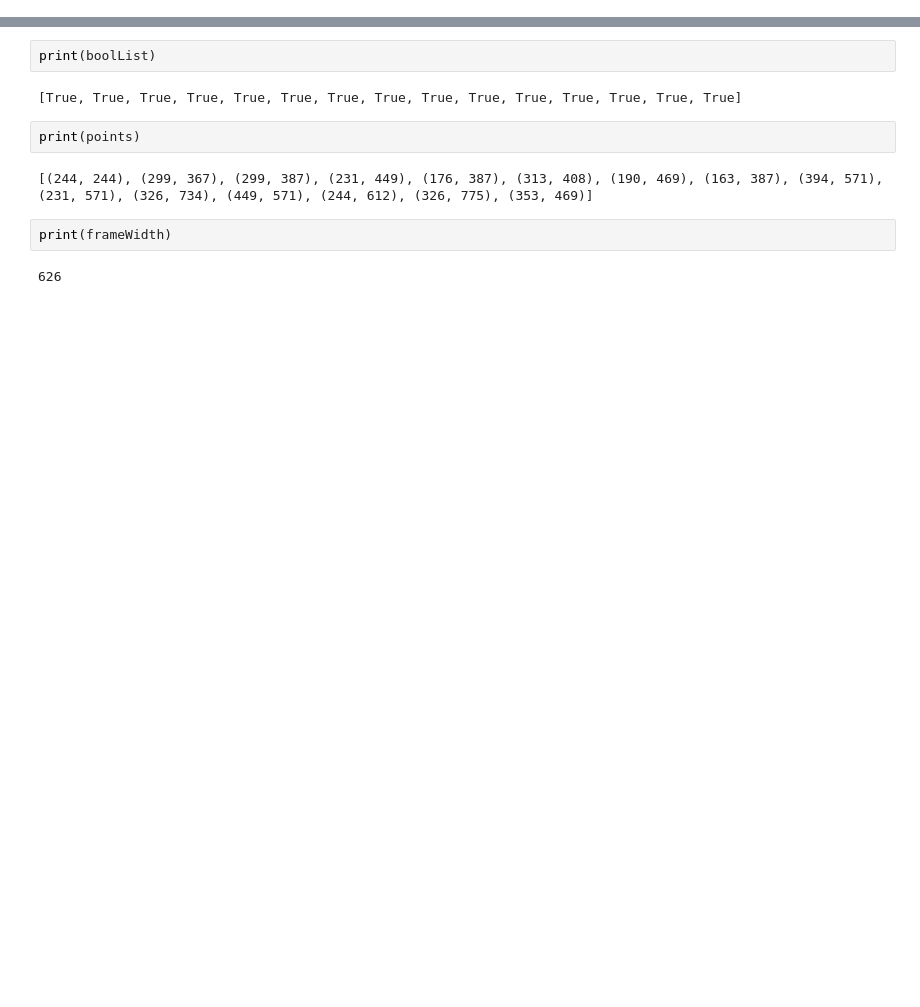
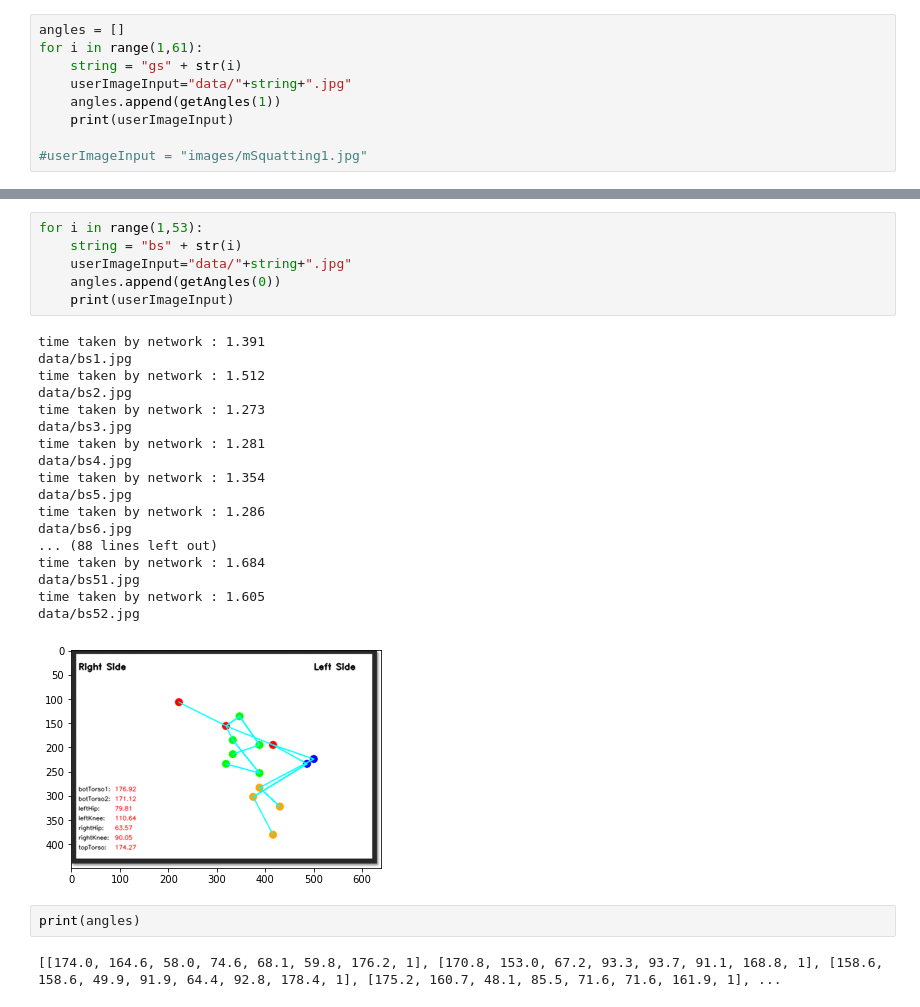
Before and after one commit to augutierrez/MLFitness, a Jupyter notebook: Untitled.ipynb, the cells around one changed output, grey strips where cells are left out. Saved outputs shown, nothing was run; the diff lists cells and outputs as text; blank space fills up the shorter version.

```diff
--- a/Untitled.ipynb
+++ b/Untitled.ipynb
@@ -104,0 +239,9 @@ for i in range(nPoints):
+# %%
+angles = []
+for i in range(1,61):
+    string = "gs" + str(i)
+    userImageInput="data/"+string+".jpg"
+    angles.append(getAngles(1))
+    print(userImageInput)
+
+#userImageInput = "images/mSquatting1.jpg"
@@ -105,12 +281,29 @@ for i in range(nPoints):
+# %%
+for i in range(1,53):
+    string = "bs" + str(i)
+    userImageInput="data/"+string+".jpg"
+    angles.append(getAngles(0))
+    print(userImageInput)
+# %% [output]
+time taken by network : 1.391
+data/bs1.jpg
+time taken by network : 1.512
+data/bs2.jpg
+time taken by network : 1.273
+data/bs3.jpg
+time taken by network : 1.281
+data/bs4.jpg
+time taken by network : 1.354
+data/bs5.jpg
+time taken by network : 1.286
+data/bs6.jpg
+... (88 lines left out)
+time taken by network : 1.684
+data/bs51.jpg
+time taken by network : 1.605
+data/bs52.jpg
+[figure, added]
 # %%
-print(boolList)
+print(angles)
 # %% [output]
-[True, True, True, True, True, True, True, True, True, True, True, True, True, True, True]
+[[174.0, 164.6, 58.0, 74.6, 68.1, 59.8, 176.2, 1], [170.8, 153.0, 67.2, 93.3, 93.7, 91.1, 168.8, 1], [158.6, 158.6, 49.9, 91.9, 64.4, 92.8, 178.4, 1], [175.2, 160.7, 48.1, 85.5, 71.6, 71.6, 161.9, 1], ...
-# %%
-print(points)
-# %% [output]
-[(244, 244), (299, 367), (299, 387), (231, 449), (176, 387), (313, 408), (190, 469), (163, 387), (394, 571), (231, 571), (326, 734), (449, 571), (244, 612), (326, 775), (353, 469)]
-# %%
-print(frameWidth)
-# %% [output]
-626
```
Also changed, not shown: parts of 26 cells of this notebook, 44 other files.
